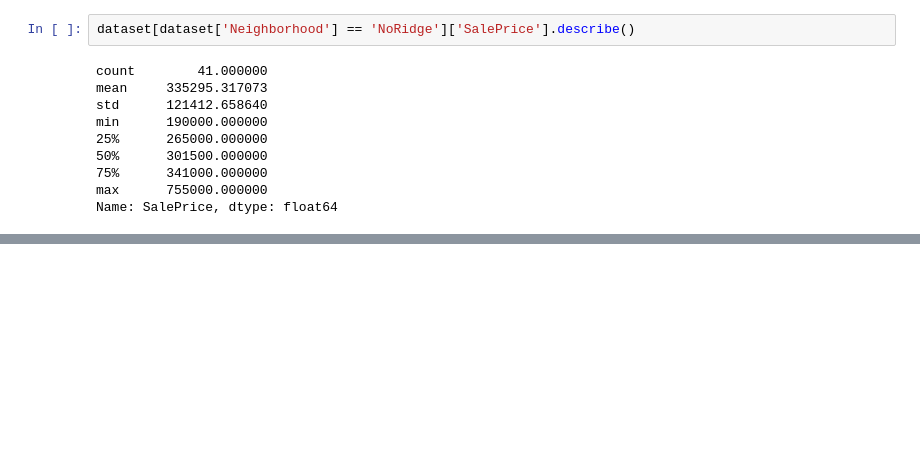
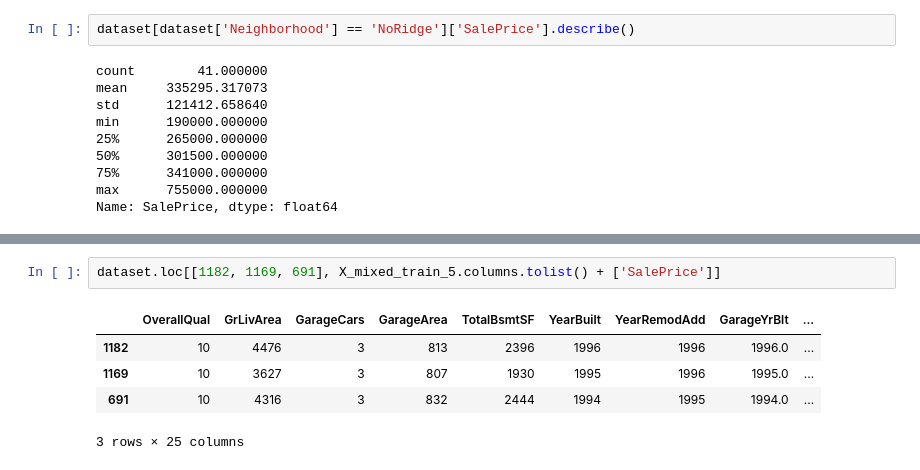
Before and after one commit to kogimurio/house_sales_prediction, a Jupyter notebook: saales_price_predictions.ipynb, the cells around one changed output, grey strips where cells are left out. Drawn from its saved outputs; the diff is of its cells as text; blank space fills up the shorter version.

```diff
--- a/saales_price_predictions.ipynb
+++ b/saales_price_predictions.ipynb
@@ -3606,0 +3989,8 @@ Name: SalePrice, dtype: float64
+# %%
+dataset.loc[[1182, 1169, 691], X_mixed_train_5.columns.tolist() + ['SalePrice']]
+# %% [output]
+|  | OverallQual | GrLivArea | GarageCars | GarageArea | TotalBsmtSF | YearBuilt | YearRemodAdd | GarageYrBlt | ... |
+| 1182 | 10 | 4476 | 3 | 813 | 2396 | 1996 | 1996 | 1996.0 | ... |
+| 1169 | 10 | 3627 | 3 | 807 | 1930 | 1995 | 1996 | 1995.0 | ... |
+| 691 | 10 | 4316 | 3 | 832 | 2444 | 1994 | 1995 | 1994.0 | ... |
+3 rows × 25 columns
```
Also changed, not shown: parts of 62 cells of this notebook.
